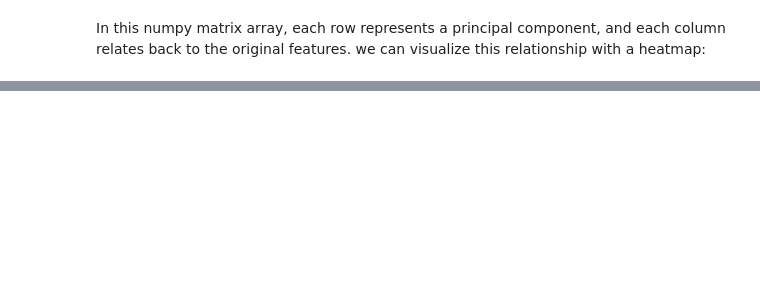
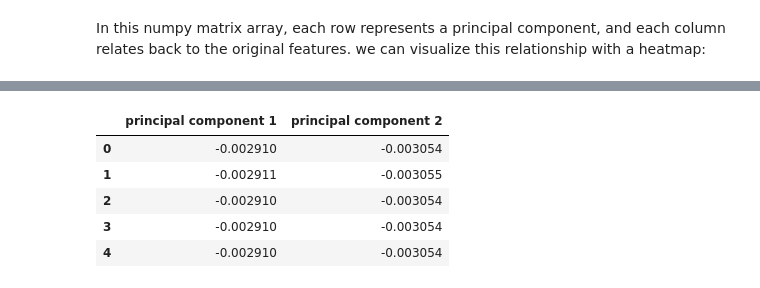
Before and after one commit to Wamuza1/dimensionality_Reduction, a Jupyter notebook: 01-Principal Component Analysis.ipynb, the cells around one changed output, grey strips where cells are left out. Cells and saved outputs as stored; diff of their text form; code cells hidden in the pictures; blank space fills up the shorter version.

```diff
--- a/01-Principal Component Analysis.ipynb
+++ b/01-Principal Component Analysis.ipynb
@@ -253,0 +283,9 @@ Hopefully this information is useful to you when dealing with high dimensional d
+# %%
+pd.DataFrame(kpca, columns = ['principal component 1', 'principal component 2']).head()
+# %% [output]
+|  | principal component 1 | principal component 2 |
+| 0 | -0.002910 | -0.003054 |
+| 1 | -0.002911 | -0.003055 |
+| 2 | -0.002910 | -0.003054 |
+| 3 | -0.002910 | -0.003054 |
+| 4 | -0.002910 | -0.003054 |
```
Also changed, not shown: parts of 29 cells of this notebook.
